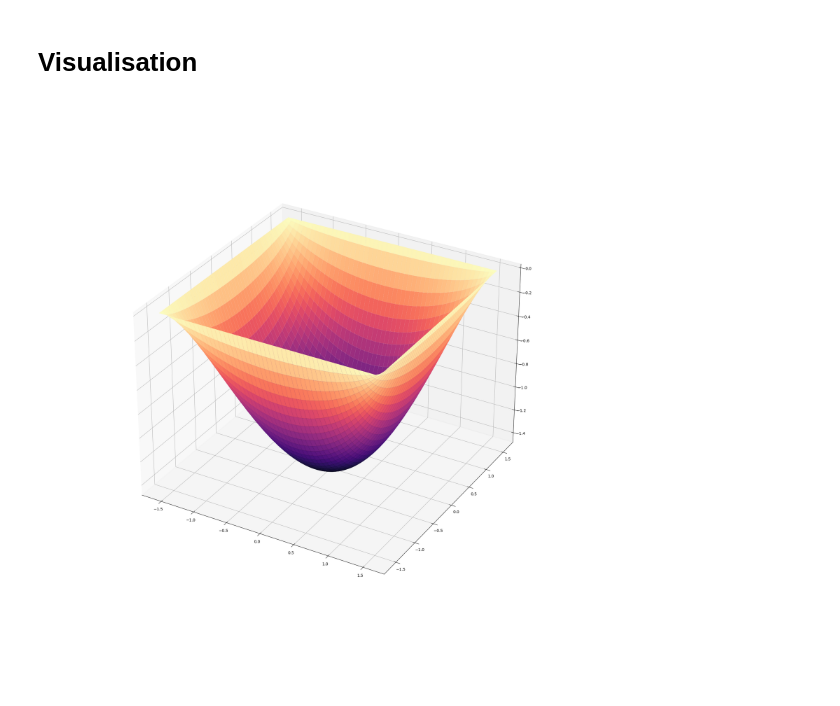
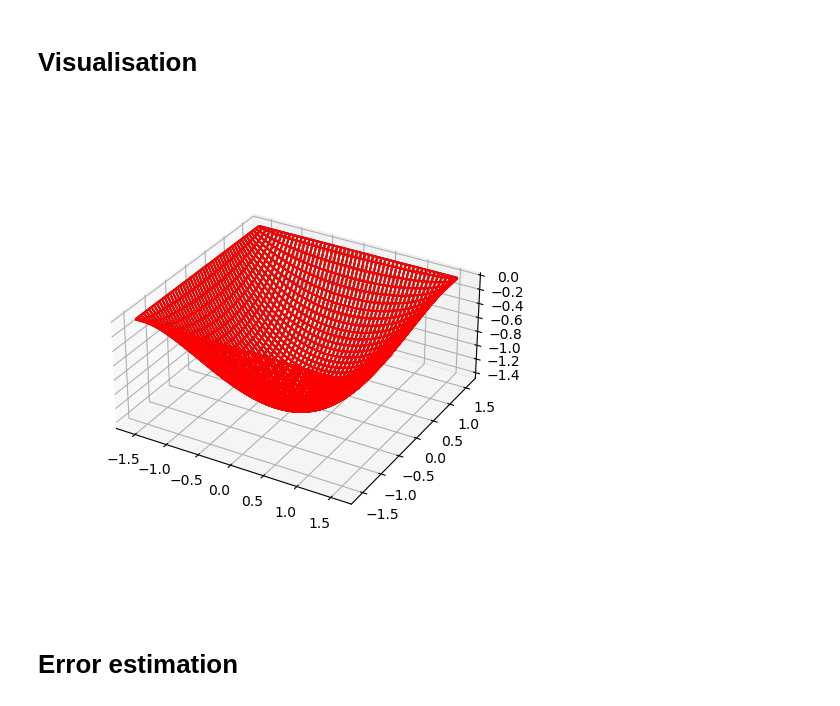
Before and after one commit to kamosevoyan/Diploma_work, a Jupyter notebook: Notebooks/Variation_solution_method.ipynb, the cells around one changed output. Drawn from its saved outputs; the diff is of its cells as text; code cells hidden in the pictures.

```diff
--- a/Notebooks/Variation_solution_method.ipynb
+++ b/Notebooks/Variation_solution_method.ipynb
@@ -162,0 +84,4 @@ for i in range(n_points**2):
+# %%
+u_simple = np.linalg.solve(matrix, b)
+u_simple = u_simple.reshape(n_points, n_points)
+u_simple += g(grid_x, grid_y)
@@ -163,22 +140,22 @@ for i in range(n_points**2):
 # %% [markdown]
 # Solve the system of linear equations
 # %%
-u_simpson = numpy.linalg.solve(matrix, b)
+u_simpson = np.linalg.solve(matrix, b)
 u_simpson = u_simpson.reshape(n_points, n_points)
 # %%
 u_simpson += g(grid_x, grid_y)
 # %% [markdown]
 # Basis function (pyramidal function)
 # %%
-def phi(X, Y, h1, h2, i, j, n_x, n_y):
-    tx = numpy.linspace(X.min(), X.max(), n_x)
-    ty = numpy.linspace(Y.min(), Y.max(), n_y)
-    xx, yy = numpy.meshgrid(tx, ty, indexing="ij")
+def basis(X, Y, h1, h2, i, j, n_x, n_y):
+    tx = np.linspace(X.min(), X.max(), n_x)
+    ty = np.linspace(Y.min(), Y.max(), n_y)
+    xx, yy = np.meshgrid(tx, ty, indexing="ij")
     xm = xx.min()
     ym = yy.min()
     xx = xx - ym
     yy = yy - ym
-    tmp = numpy.zeros(xx.shape)
+    tmp = np.zeros(xx.shape)
     S1 = (i <= xx/h1) & (xx/h1 <= i + 1) & (j <= yy/h2) & (yy/h2 <= j + 1) & (yy/h2 - j >= xx/h1 - i)
     tmp[S1] = (j + 1 - yy/h2)[S1]
     S2 = (i - 1 <= xx/h1) & (xx/h1 <= i) & (j <= yy/h2) & (yy/h2 <= j + 1) & (yy/h2 - j <= 1 + xx/h1 - i)
@@ -195,26 +172,27 @@ def phi(X, Y, h1, h2, i, j, n_x, n_y):
 # %% [markdown]
 # Sum up all the basis functions
 # %%
-t = torch.linspace(grid[0], grid[-1], 100)
-xx, yy, = torch.meshgrid(t, t, indexing="ij")
-z_simple = torch.zeros_like(xx)
-z_simpson = torch.zeros_like(xx)
-
+t = np.linspace(grid[0], grid[-1], 100)
+xx, yy, = np.meshgrid(t, t, indexing="ij")
+z_simple = np.zeros_like(xx)
+z_simpson = np.zeros_like(xx)
 
 for i in range(n_points):
     for j in range(n_points):
-        z_simple += phi(t, t, h_1, h_2, i, j, 100, 100)*u_simple[i][j]
-        #z_simpson += phi(t, t, h_1, h_2, i, j, 100, 100)*u_simpson[i][j]
+        z_simple += basis(t, t, h_1, h_2, i, j, 100, 100)*u_simple[i][j]
+        z_simpson += basis(t, t, h_1, h_2, i, j, 100, 100)*u_simpson[i][j]
 # %% [markdown]
 # Visualisation
 # %%
 %matplotlib widget
-fig = plt.figure(figsize=(20, 20))
+fig = plt.figure(figsize=(5, 5))
 ax = plt.axes(projection='3d')
-#ax.plot_wireframe(xx, yy, z_simple)
-ax.plot_surface(xx, yy, z_simple, cmap="magma")
-ax.set_aspect('auto')
+ax.plot_wireframe(xx, yy, z_simple, color="black")
+ax.plot_wireframe(xx, yy, z_simpson, color="red")
+ax.set_box_aspect((np.ptp(xx), np.ptp(yy), np.ptp(z_simpson)))
 plt.show()
 # %% [output]
-[figure, old version]
+[figure, new version]
+# %% [markdown]
+# Error estimation
 # %%
```
Also changed, not shown: parts of 22 cells of this notebook.
